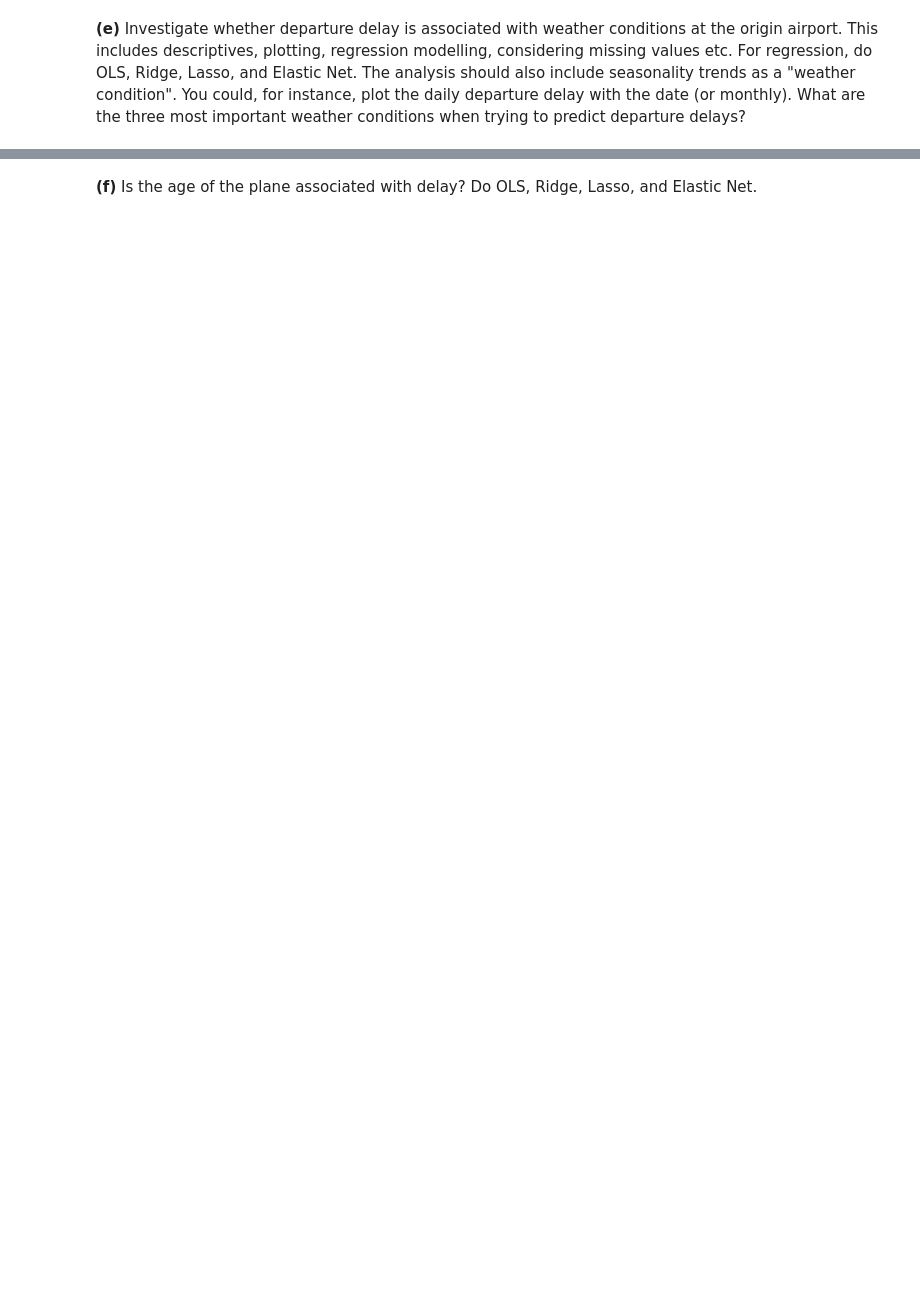
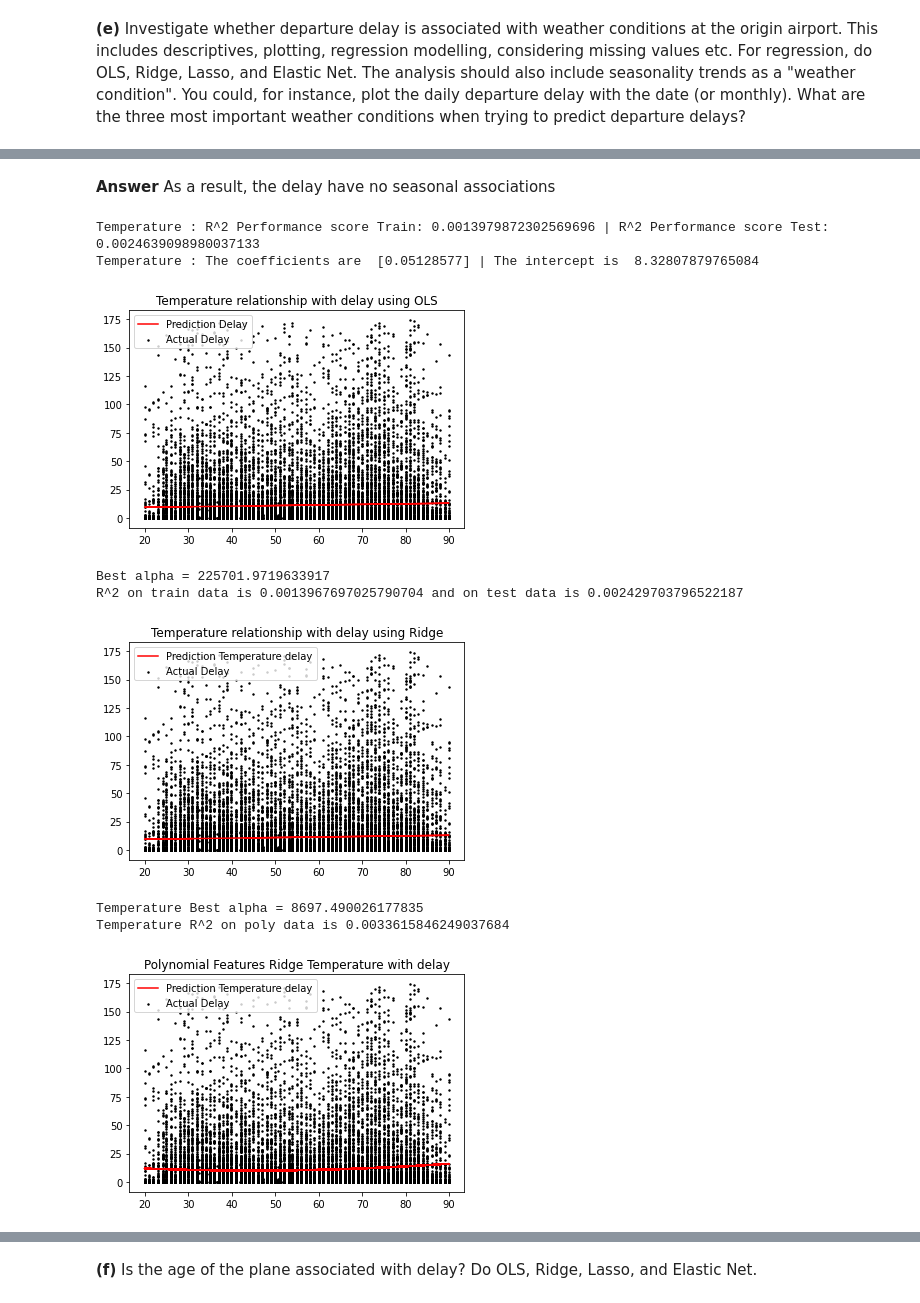
Before and after one commit to saeculumx/MAL_poj, a Jupyter notebook: MAL1 Project 2022.ipynb, the cells around one changed output, grey strips where cells are left out. Cells and saved outputs as stored; diff of their text form; code cells hidden in the pictures; blank space fills up the shorter version.

```diff
--- a/MAL1 Project 2022.ipynb
+++ b/MAL1 Project 2022.ipynb
@@ -538,0 +452,65 @@ coefficients [-0.07412866] | intercept 13.458356573109283
+# %% [markdown]
+**Answer** As a result, the delay have no seasonal associations
+# %%
+y = a_d_EWR[:len(e_weather_dataframe)]
+X = e_weather_dataframe["temp"].values.reshape(-1, 1)
+#X = X.reshape(-1, 1)
+X_train, X_test, y_train, y_test = train_test_split(X, y, test_size=0.5, random_state=69)
+
+# OLS
+
+OLS = LinearRegression()
+OLS.fit(X_train, y_train)
+print("Temperature : R^2 Performance score Train:", OLS.score(X_train, y_train), "| R^2 Performance score Test: ",
+      OLS.score(X_test, y_test))
+print("Temperature : The coefficients are ", OLS.coef_, "| The intercept is ", OLS.intercept_)
+y_pred = OLS.predict(X_test)
+plt.title("Temperature relationship with delay using OLS")
+plt.plot(X_test, y_pred, color="red")
+plt.scatter(X_test, y_test, color="black", s=2)
+plt.legend(["Prediction Delay", "Actual Delay"])
+plt.show()
+
+# Ridge
+
+alphas = 10 ** np.linspace(-10, 10, 100)
+ridgeCV = RidgeCV(alphas=alphas)
+ridgeCV.fit(X_train,y_train)
+best_a = ridgeCV.alpha_
+ridge = Ridge(alpha=best_a)
+ridge.fit(X_train, y_train)
+y_pred = ridge.predict(X_test)
+print("Best alpha = {}".format(best_a))
+print("R^2 on train data is {} and on test data is {}".format(ridge.score(X_train, y_train),ridge.score(X_test, y_test)))
+plt.title("Temperature relationship with delay using Ridge")
+plt.plot(X_test, y_pred, color="red")
+plt.scatter(X_test, y_test, color="black", s=2)
+plt.legend(["Prediction Temperature delay", "Actual Delay"])
+plt.show()
+
+poly = PolynomialFeatures(degree=2)
+poly.fit(X)
+X_p = poly.transform(X)
+ridgeCV = RidgeCV(alphas=alphas)
+ridgeCV.fit(X_p,y)
+best_a = ridgeCV.alpha_
+ridge = Ridge(best_a)
+ridge.fit(X_p, y)
+y_pred = ridge.predict(X_p)
+print("Temperature Best alpha = {}".format(best_a))
+print("Temperature R^2 on poly data is {}".format(ridge.score(X_p, y)))
+plt.title("Polynomial Features Ridge Temperature with delay")
+plt.plot(X, y_pred, color="red")
+plt.scatter(X_test, y_test, color="black", s=2)
+plt.legend(["Prediction Temperature delay", "Actual Delay"])
+plt.show()
+# %% [output]
+Temperature : R^2 Performance score Train: 0.0013979872302569696 | R^2 Performance score Test:  0.0024639098980037133
+Temperature : The coefficients are  [0.05128577] | The intercept is  8.32807879765084
+[figure, added]
+Best alpha = 225701.9719633917
+R^2 on train data is 0.0013967697025790704 and on test data is 0.002429703796522187
+[figure, added]
+Temperature Best alpha = 8697.490026177835
+Temperature R^2 on poly data is 0.0033615846249037684
+[figure, added]
```
Also changed, not shown: parts of 18 cells of this notebook, 3 other files.
